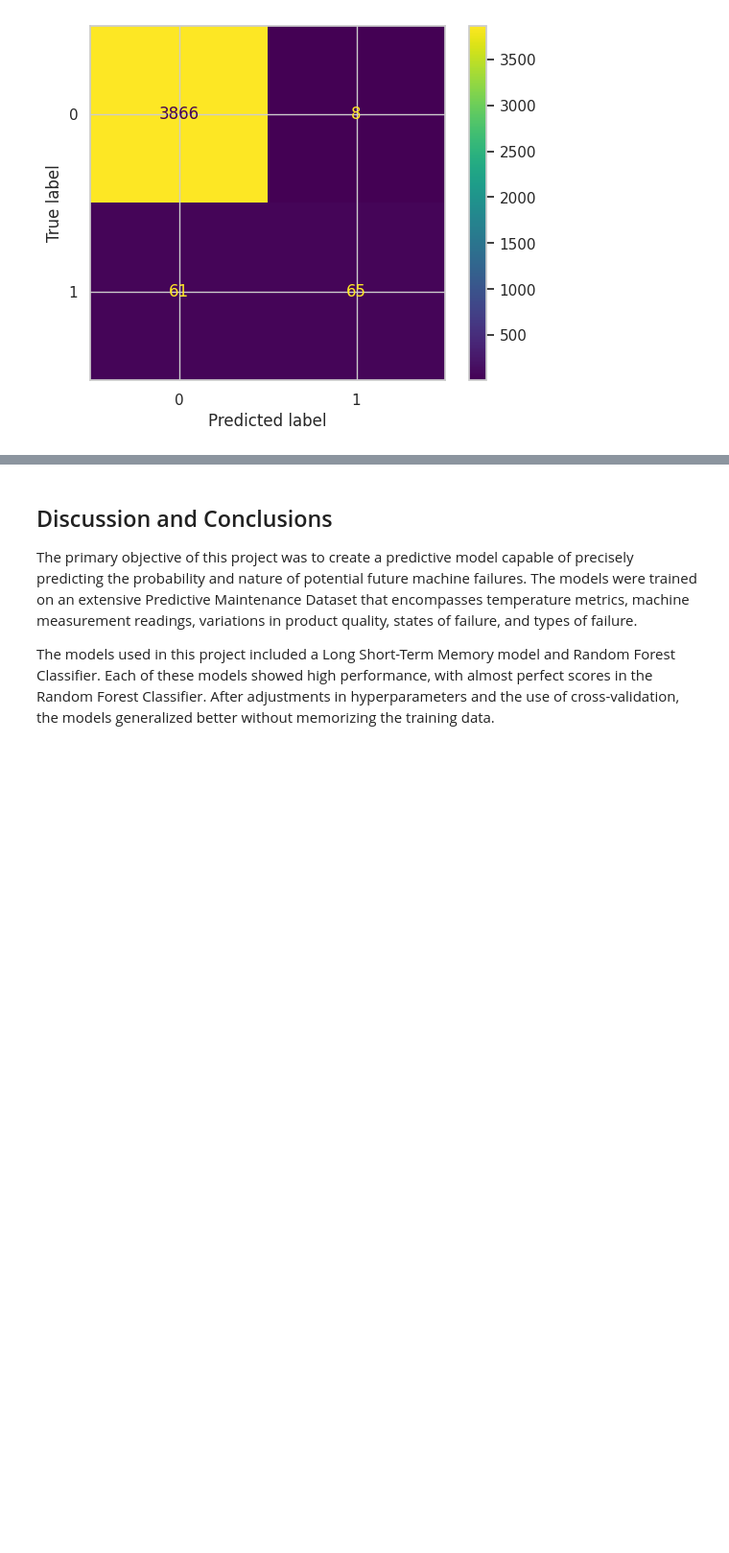
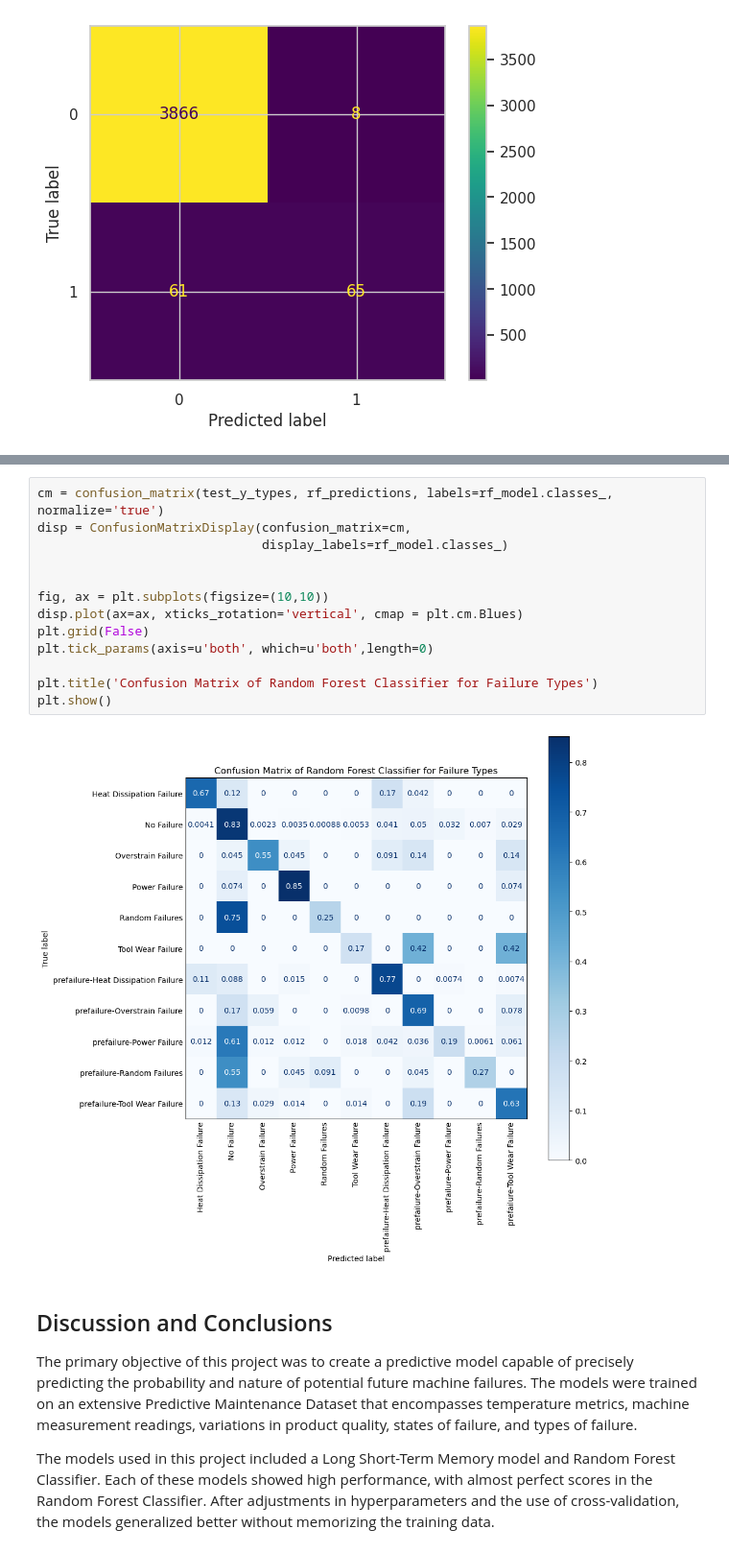
Before and after one commit to elan-wilkinson/Predicting-Manufacturing-Failure-Type, a Jupyter notebook: main.ipynb, the cells around one changed output, grey strips where cells are left out. Shown at 96% size. Cells and saved outputs as stored; diff of their text form; blank space fills up the shorter version.

```diff
--- a/main.ipynb
+++ b/main.ipynb
@@ -643,3 +768,18 @@ weighted avg       0.98      0.98      0.98      4000
+# %%
+cm = confusion_matrix(test_y_types, rf_predictions, labels=rf_model.classes_, normalize='true')
+disp = ConfusionMatrixDisplay(confusion_matrix=cm,
+                              display_labels=rf_model.classes_)
+
+
+fig, ax = plt.subplots(figsize=(10,10))
+disp.plot(ax=ax, xticks_rotation='vertical', cmap = plt.cm.Blues)
+plt.grid(False)
+plt.tick_params(axis=u'both', which=u'both',length=0)
+
+plt.title('Confusion Matrix of Random Forest Classifier for Failure Types')
+plt.show()
+# %% [output]
+[figure, added]
 # %% [markdown]
 ## Discussion and Conclusions
 
```
Also changed, not shown: parts of 13 cells of this notebook.
